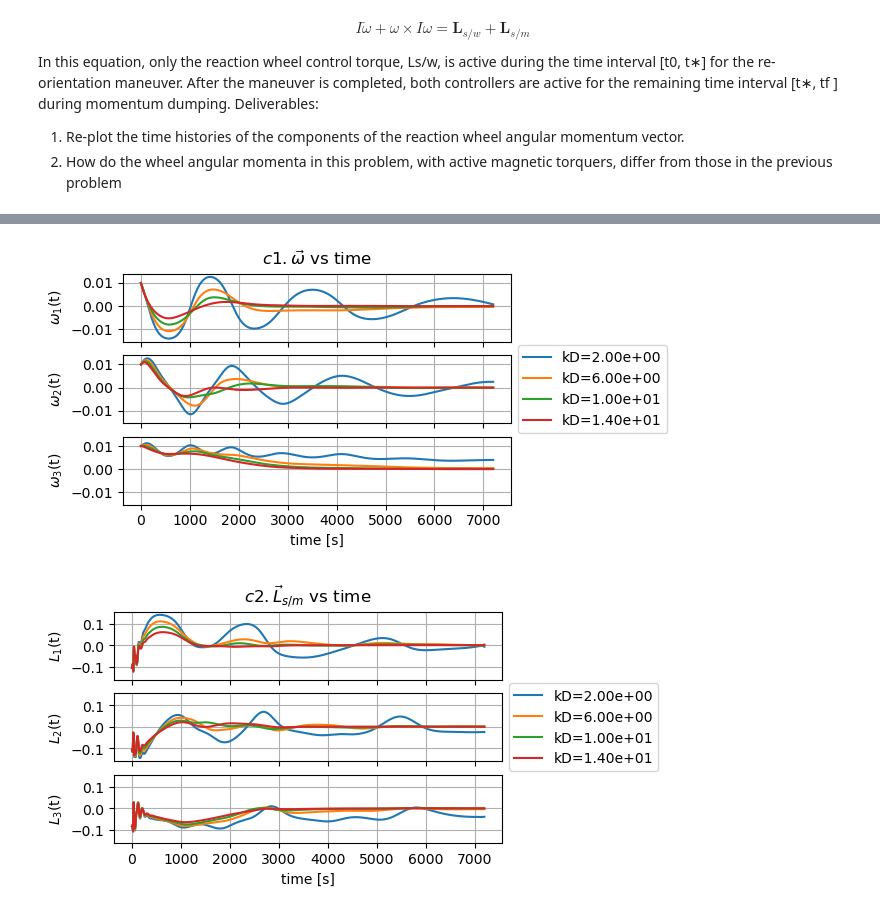
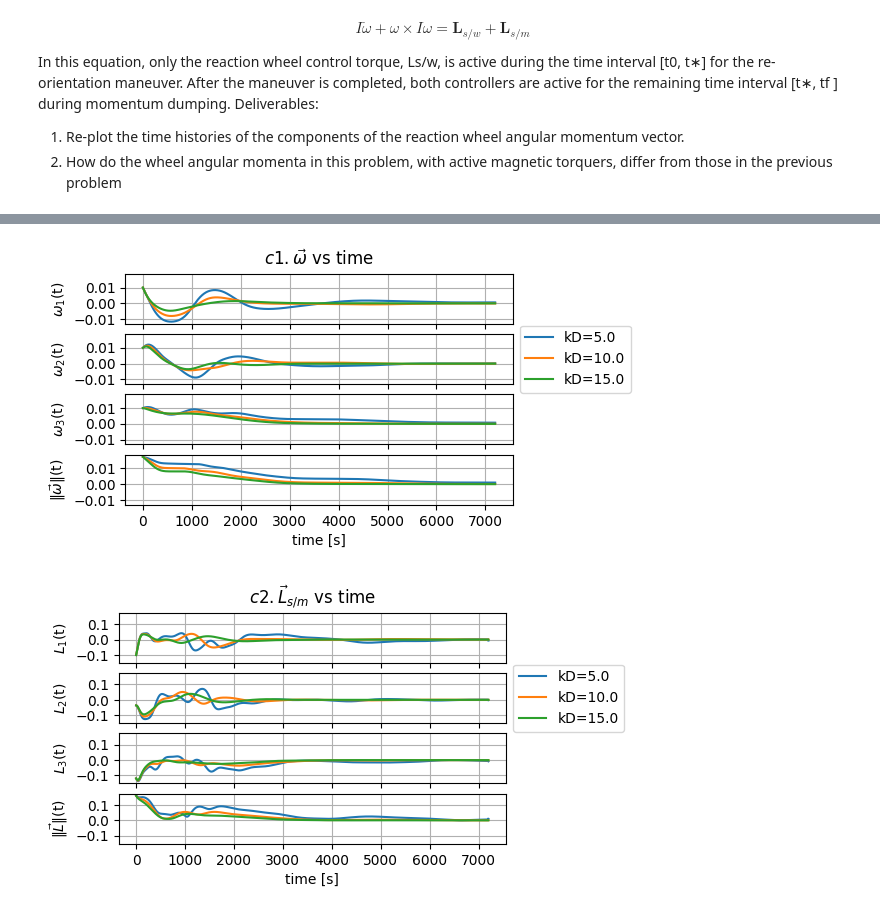
Before and after one commit to jjermstad24/Fall_2024_Classes, a Jupyter notebook: AERO_424/Exam_3.ipynb, the cells around one changed output, grey strips where cells are left out. Saved outputs shown, nothing was run; the diff lists cells and outputs as text; code cells hidden in the pictures.

```diff
--- a/AERO_424/Exam_3.ipynb
+++ b/AERO_424/Exam_3.ipynb
@@ -503,10 +503,10 @@ plt.show()
 b_body = np.array([b_body_func(quat,t) for quat,t in zip(q.T,times)])
 b_body_mag = np.linalg.norm(b_body,axis=1)
 b_body_mag[b_body_mag<1e-15]=0
-b_body_norm = np.array([b/bmag if bmag != 0 else np.zeros(3) for b,bmag in zip(b_body,b_body_mag)])
+b_unit_vector = np.array([Unit_Vector(b) for b in b_body])
 
-L_MAGNETORQUER_TO_SC = np.array([L_MAGNETORQUER_TO_SC_Func(b,h,km) for b,h in zip(b_body_norm,hw.T)]).T
-COMMANDED_DIPOLE = np.array([km*np.cross(h,b)/bmag if bmag !=0 else np.zeros(3) for h,b,bmag in zip(hw.T,b_body_norm,b_body_mag)]).T
+L_MAGNETORQUER_TO_SC = np.array([L_MAGNETORQUER_TO_SC_Func(b,h,km) for b,h in zip(b_unit_vector,hw.T)]).T
+COMMANDED_DIPOLE = np.array([km*np.cross(h,b)/bmag if bmag !=0 else np.zeros(3) for h,b,bmag in zip(hw.T,b_unit_vector,b_body_mag)]).T
 
 h_tot = np.array([h+I_body@omega for omega,h in zip(w.T,hw.T)]).T
 
@@ -515,7 +515,7 @@ axes[0].set_title(r"$b1. \vec{L}_{s/m}\text{ vs time}$")
 for idx,var_name in enumerate([r"$L_{1}$",
                                 r"$L_{2}$",
                                 r"$L_{3}$"]):
-    axes[idx].plot(times,L_MAGNETORQUER_TO_SC[idx])
+    axes[idx].plot(times[times>=t_star],L_MAGNETORQUER_TO_SC[idx,times>=t_star])
     axes[idx].set_ylabel(var_name+"(t)")
     axes[idx].grid()
 axes[-1].set_xlabel("time [s]")
@@ -526,7 +526,7 @@ axes[0].set_title(r"$b2. \vec{m}\text{ vs time}$")
 for idx,var_name in enumerate([r"$m_{1}$",
                                 r"$m_{2}$",
                                 r"$m_{3}$"]):
-    axes[idx].plot(times,COMMANDED_DIPOLE[idx])
+    axes[idx].plot(times[times>=t_star],COMMANDED_DIPOLE[idx,times>=t_star])
     axes[idx].set_ylabel(var_name+"(t)")
     axes[idx].grid()
 axes[-1].set_xlabel("time [s]")
@@ -623,11 +620,11 @@ def Rotational_EOM_DETUMBLING(x,t,kD=kD):
     b_body = b_body_func(q,t)
     b_body_mag = np.linalg.norm(b_body)
     if b_body_mag > 0:
-        b_body_norm = b_body/b_body_mag
+        b_unit_vector = b_body/b_body_mag
     else:
-        b_body_norm = 0
+        b_unit_vector = 0
 
-    L_DETUMBLING = L_DETUMBLING_Func(b_body_norm,w,kD)
+    L_DETUMBLING = L_DETUMBLING_Func(b_unit_vector,w,kD)
 
     dw = I_body_INV@(L_DETUMBLING-np.cross(w,I_body@w))
     return [dq[0],
@@ -642,7 +639,7 @@ xROT = odeint(Rotational_EOM_DETUMBLING,xROT_0_DETUMBLING,times,rtol=tol,atol=to
 q = xROT[:4]
 w = xROT[4:7]
 
-L_DETUMBLING = np.array([L_DETUMBLING_Func(b,omega,kD) for b,omega in zip(b_body_norm,w.T)]).T
+L_DETUMBLING = np.array([L_DETUMBLING_Func(b,omega,kD) for b,omega in zip(b_unit_vector,w.T)]).T
 
 fig,axes = plt.subplots(3,sharex=True,sharey=True,figsize=(5,3))
 axes[0].set_title(r"$a1. \vec{\omega}\text{ vs time}$")
@@ -671,42 +668,49 @@ plt.show()
 # %%
-fig1,axes1 = plt.subplots(3,sharex=True,sharey=True,figsize=(5,3))
+fig1,axes1 = plt.subplots(4,sharex=True,sharey=True,figsize=(5,3))
 axes1[0].set_title(r"$c1. \vec{\omega}\text{ vs time}$")
 axes1[-1].set_xlabel("time [s]")
 
-fig2,axes2 = plt.subplots(3,sharex=True,sharey=True,figsize=(5,3))
+fig2,axes2 = plt.subplots(4,sharex=True,sharey=True,figsize=(5,3))
 axes2[0].set_title(r"$c2. \vec{L}_{s/m}\text{ vs time}$")
 axes2[-1].set_xlabel("time [s]")
 
 for idx,var_name in enumerate([r"$\omega_1$",
                                     r"$\omega_2$",
-                                    r"$\omega_3$"]):
+                                    r"$\omega_3$",
+                                    r"$\|\vec{\omega}\|$"]):
     axes1[idx].set_ylabel(var_name+"(t)")
     axes1[idx].grid()
 
 for idx,var_name in enumerate([r"$L_{1}$",
                                 r"$L_{2}$",
-                                r"$L_{3}$"]):
+                                r"$L_{3}$",
+                                r"$\|\vec{L}\|$"]):
     axes2[idx].set_ylabel(var_name+"(t)")
     axes2[idx].grid()
 
-step = 10**(np.log10(kD)-1)*4
-N_steps = 2
-for val in np.arange(kD-step*N_steps,step*N_steps+kD,step):
+for val in [5,kD,15]:
 
     xROT = odeint(Rotational_EOM_DETUMBLING,xROT_0_DETUMBLING,times,rtol=tol,atol=tol,args=(val,)).T
     q = xROT[:4]
     w = xROT[4:7]
 
-    L_DETUMBLING = np.array([L_DETUMBLING_Func(b,omega,kD) for b,omega in zip(b_body_norm,w.T)]).T
+    b_body = np.array([b_body_func(quat,t) for quat,t in zip(q.T,times)])
+    b_body_mag = np.linalg.norm(b_body,axis=1)
+    b_body_mag[b_body_mag<1e-15]=0
+    b_unit_vector = np.array([b/bmag if bmag != 0 else np.zeros(3) for b,bmag in zip(b_body,b_body_mag)])
+
+    L_DETUMBLING = np.array([L_DETUMBLING_Func(b,omega,kD) for b,omega in zip(b_unit_vector,w.T)]).T
 
 
     for idx in range(3):
-        axes1[idx].plot(times,w[idx],label=f"kD={val:.2e}")
-        axes2[idx].plot(times,L_DETUMBLING[idx],label=f"kD={val:.2e}")
+        axes1[idx].plot(times,w[idx],label=f"kD={val:.1f}")
+        axes2[idx].plot(times,L_DETUMBLING[idx],label=f"kD={val:.1f}")
+    axes1[-1].plot(times,np.linalg.norm(w.T,axis=1),label=f"kD={val:.1f}")
+    axes2[-1].plot(times,np.linalg.norm(L_DETUMBLING.T,axis=1),label=f"kD={val:.1f}")
 
 axes1[1].legend(loc='center left', bbox_to_anchor=(1, 0.5))
 axes2[1].legend(loc='center left', bbox_to_anchor=(1, 0.5))
 plt.show()
 # %% [output]
-[figure, old version]
+[figure, new version]
-[figure, old version]
+[figure, new version]
```
Also changed, not shown: parts of 9 cells of this notebook.
